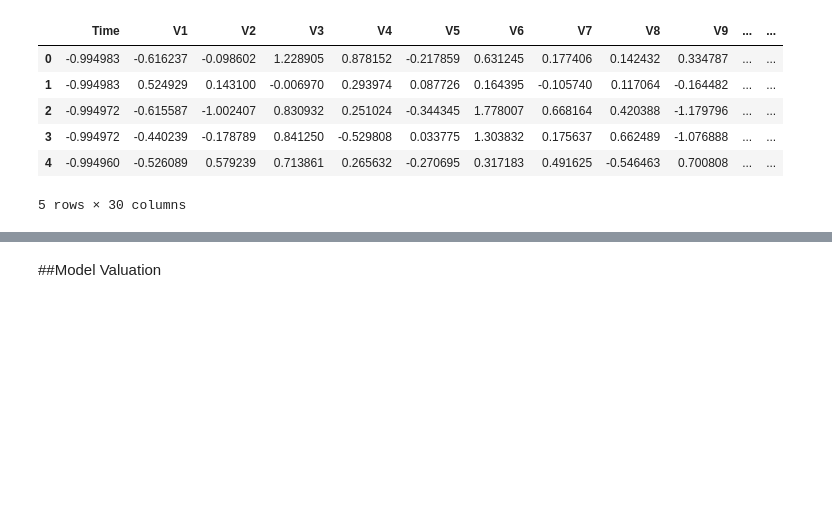
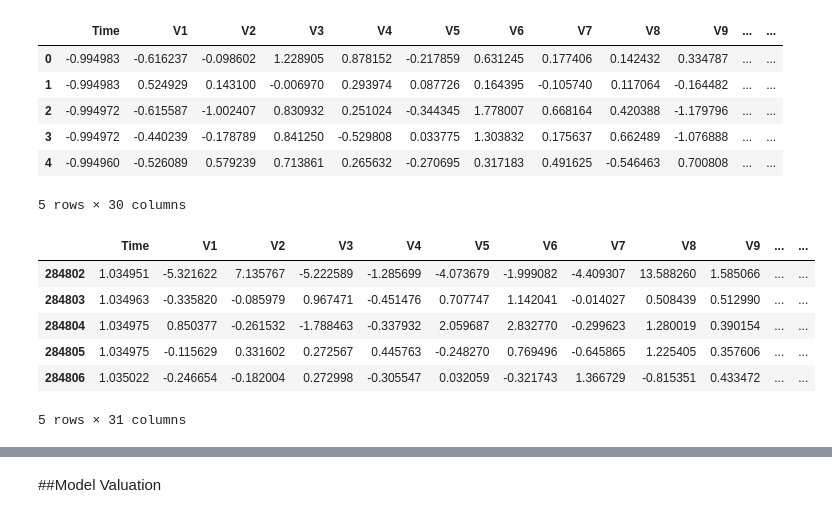
Before and after one commit to paulmachau/Credit-Card-Fraud-Detection, a Jupyter notebook: Copy_of_Credit_Card_Fraud_Detection.ipynb, the cells around one changed output, grey strips where cells are left out. Cells and saved outputs as stored; diff of their text form; code cells hidden in the pictures; blank space fills up the shorter version.

```diff
--- a/Copy_of_Credit_Card_Fraud_Detection.ipynb
+++ b/Copy_of_Credit_Card_Fraud_Detection.ipynb
@@ -144,3 +148,21 @@ creditcard_csv_scaled_df.head()
 | 3 | -0.994972 | -0.440239 | -0.178789 | 0.841250 | -0.529808 | 0.033775 | 1.303832 | 0.175637 | 0.662489 | -1.076888 | ... | ... |
 | 4 | -0.994960 | -0.526089 | 0.579239 | 0.713861 | 0.265632 | -0.270695 | 0.317183 | 0.491625 | -0.546463 | 0.700808 | ... | ... |
 5 rows × 30 columns
+# %%
+# Assuming 'Class' column is stored separately in 'class_column'
+class_column = creditcard_csv['Class']
+
+# Concatenate 'Class' column back to the scaled DataFrame
+creditcard_csv_scaled_df['Class'] = class_column
+# %%
+creditcard_csv_scaled_df.head()
+
+creditcard_csv_scaled_df.tail()
+# %% [output]
+|  | Time | V1 | V2 | V3 | V4 | V5 | V6 | V7 | V8 | V9 | ... | ... |
+| 284802 | 1.034951 | -5.321622 | 7.135767 | -5.222589 | -1.285699 | -4.073679 | -1.999082 | -4.409307 | 13.588260 | 1.585066 | ... | ... |
+| 284803 | 1.034963 | -0.335820 | -0.085979 | 0.967471 | -0.451476 | 0.707747 | 1.142041 | -0.014027 | 0.508439 | 0.512990 | ... | ... |
+| 284804 | 1.034975 | 0.850377 | -0.261532 | -1.788463 | -0.337932 | 2.059687 | 2.832770 | -0.299623 | 1.280019 | 0.390154 | ... | ... |
+| 284805 | 1.034975 | -0.115629 | 0.331602 | 0.272567 | 0.445763 | -0.248270 | 0.769496 | -0.645865 | 1.225405 | 0.357606 | ... | ... |
+| 284806 | 1.035022 | -0.246654 | -0.182004 | 0.272998 | -0.305547 | 0.032059 | -0.321743 | 1.366729 | -0.815351 | 0.433472 | ... | ... |
+5 rows × 31 columns
```
Also changed, not shown: parts of 15 cells of this notebook.
